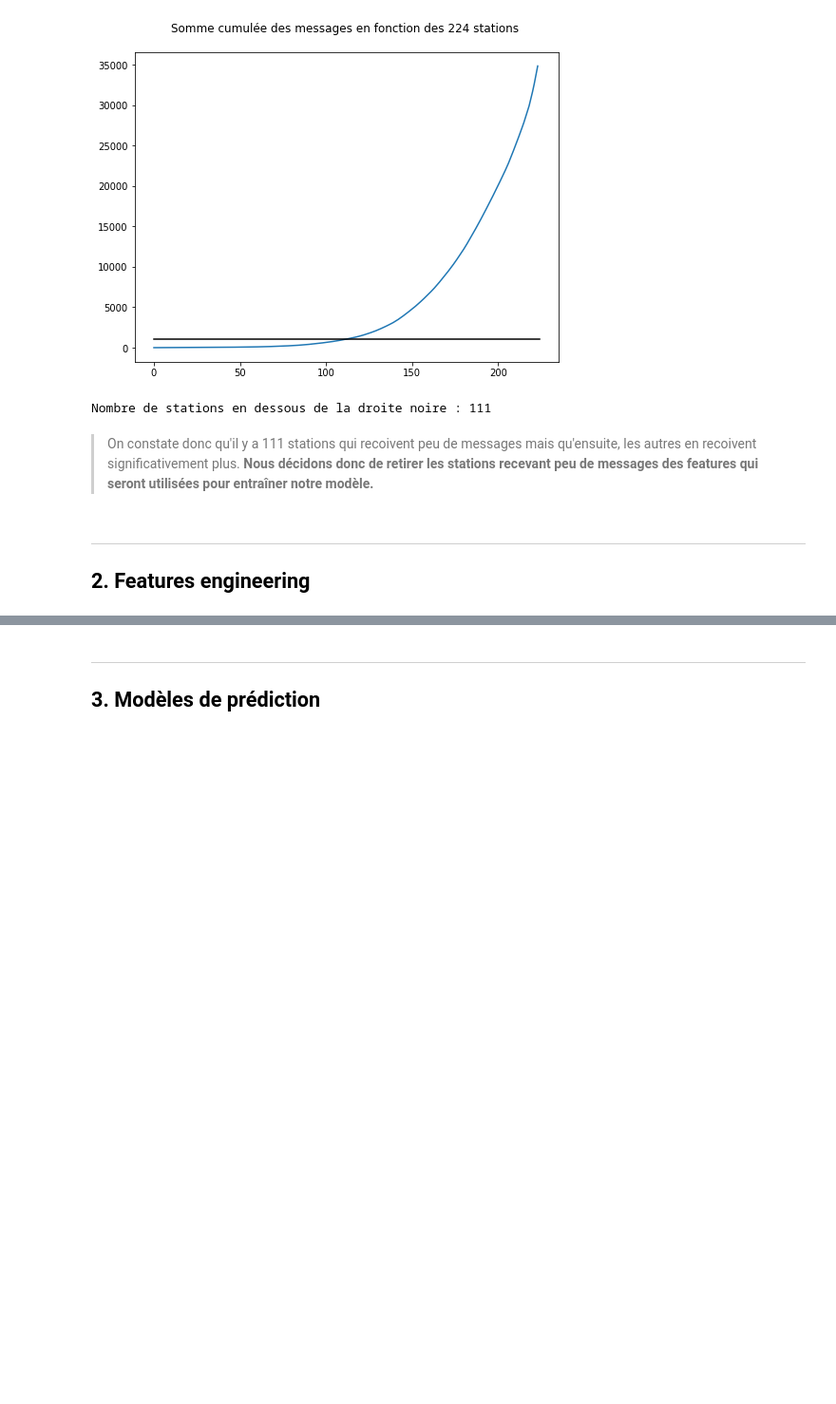
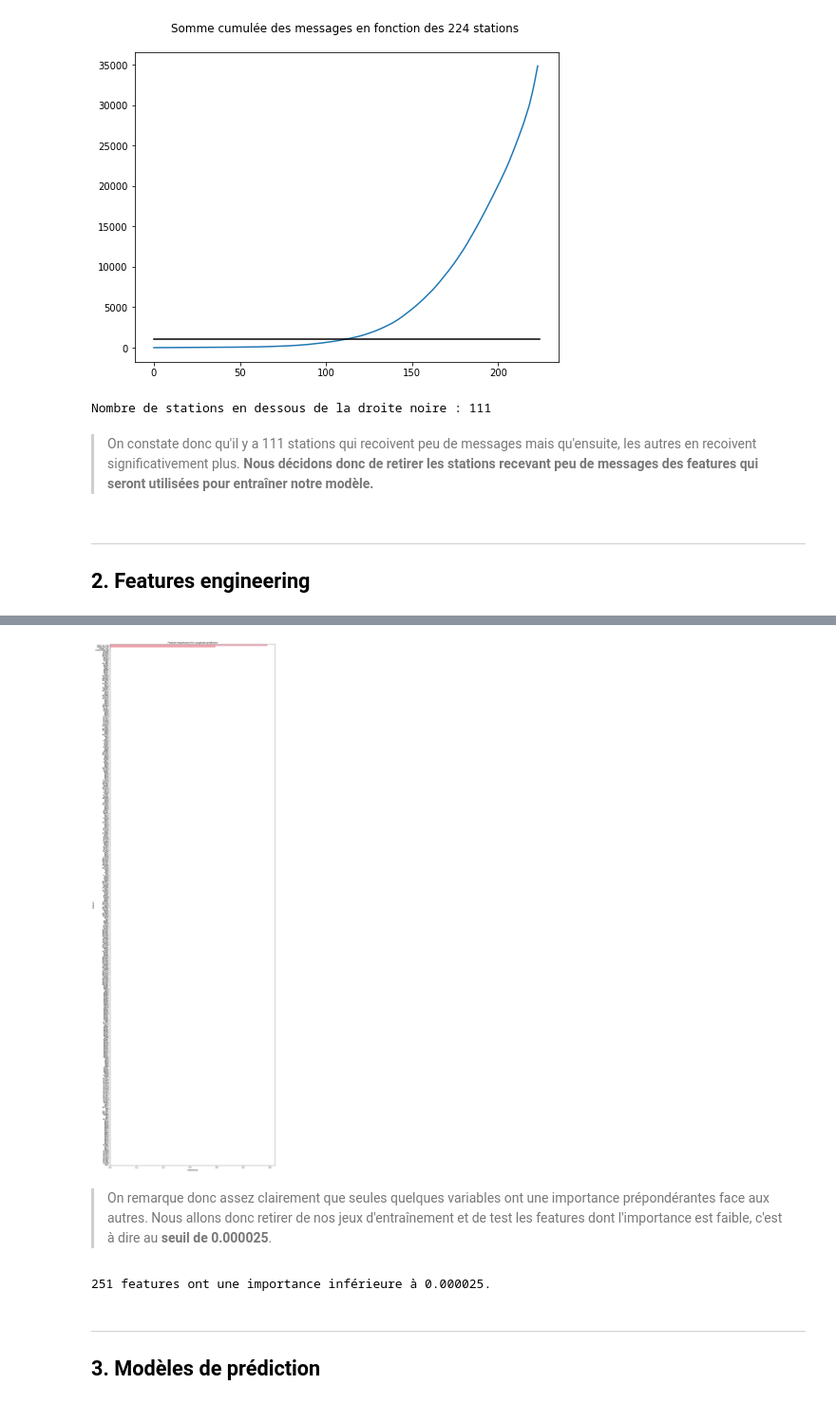
Before and after one commit to Thomas-Koch/INF-730---IOT, a Jupyter notebook: TP_geoloc/TP_Geoloc_Msp_Telecom_KOCH.ipynb, the cells around one changed output, grey strips where cells are left out. Shown at 95% size. Drawn from its saved outputs; the diff is of its cells as text; code cells hidden in the pictures; blank space fills up the shorter version.

```diff
--- a/TP_geoloc/TP_Geoloc_Msp_Telecom_KOCH.ipynb
+++ b/TP_geoloc/TP_Geoloc_Msp_Telecom_KOCH.ipynb
@@ -407,0 +725,13 @@ df_mess_train = df_mess_train.set_index(np.arange(n_train))
+# %%
+# On fait de même pour la prédiction de la longitude
+plt.figure(figsize=(14,40))
+sns.barplot(x="importance",
+           y="feature",
+           data=feature_importances_lng.sort_values(by="importance",
+                                          ascending=False))
+plt.title('Feature Importance for Longitude prediction')
+plt.tight_layout()
+# %% [output]
+[figure, added]
+# %% [markdown]
+> On remarque donc assez clairement que seules quelques variables ont une importance prépondérantes face aux autres. Nous allons donc retirer de nos jeux d'entraînement et de test les features dont l'importance est faible, c'est à dire au **seuil de 0.000025**.
@@ -408,3 +740,16 @@ df_mess_train = df_mess_train.set_index(np.arange(n_train))
+# %%
+# On enlève les features avec importance faible
+# on passe par set pour utiliser l'intersection des ensembles
+masque_lat = feature_importances_lat['importance'] > seuil_importance
+masque_lng = feature_importances_lng['importance'] > seuil_importance
+
+index_to_remove3 = list(set(feature_importances_lat['feature'][np.logical_not(masque_lat)]
+         ).intersection(set(feature_importances_lng['feature'][np.logical_not(masque_lng)])))
+print("%d features ont une importance inférieure à %.6f." %(len(index_to_remove3), seuil_importance))
+X_train = X_train.drop(index_to_remove3, axis=1)
+X_test = X_test.drop(index_to_remove3, axis=1)
+# %% [output]
+251 features ont une importance inférieure à 0.000025.
 # %% [markdown]
 ---
 ## **3. Modèles de prédiction**
```
Also changed, not shown: parts of 97 cells of this notebook, 4 other files.
